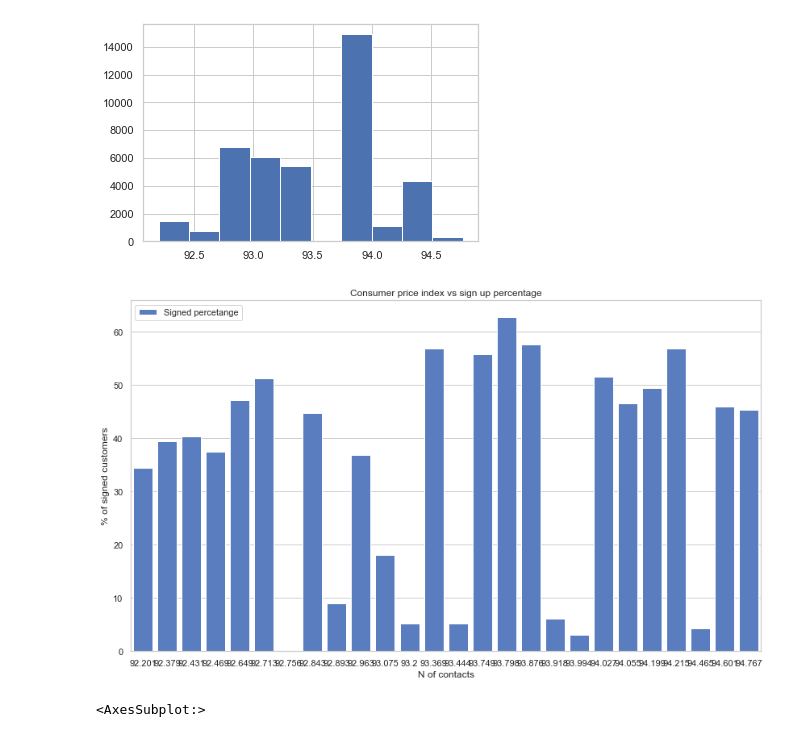
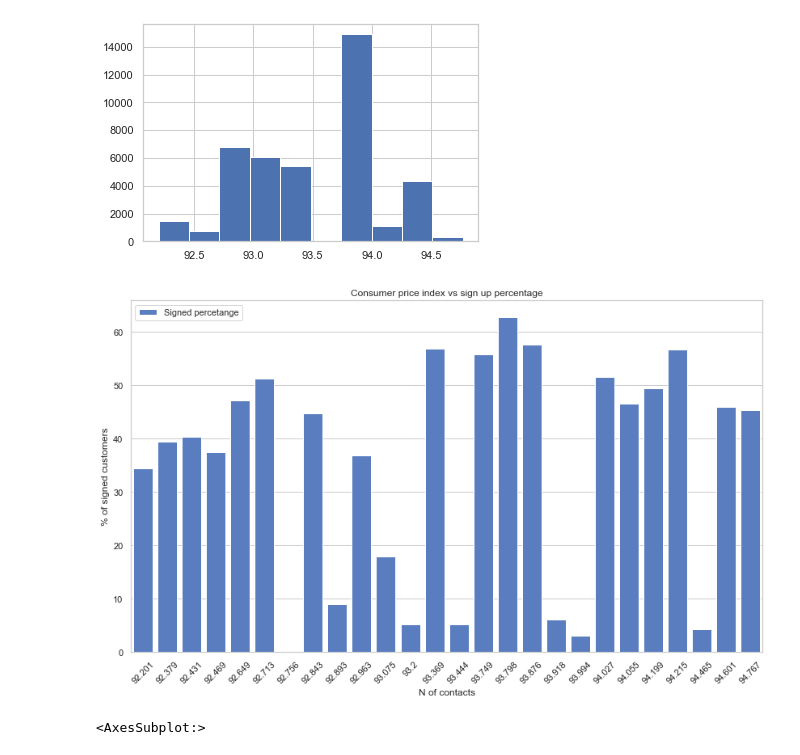
Before and after one commit to 314ka4y/Customer_churn, a Jupyter notebook: Marketing project. Subscribe predictions.ipynb, the cells around one changed output. Cells and saved outputs as stored; diff of their text form; code cells hidden in the pictures.

```diff
--- a/Marketing project. Subscribe predictions.ipynb
+++ b/Marketing project. Subscribe predictions.ipynb
@@ -513,7 +521,6 @@ np.cumsum(df['campaign'].value_counts())/len(df['campaign'])
 37    1.000000
 Name: campaign, dtype: float64
 # %%
-sns.set_theme(style="whitegrid")
 
 fig, ax = plt.subplots(figsize=(14, 8))
 x_labels = list(df["campaign"].value_counts().index)
@@ -526,6 +533,6 @@ ax.legend(ncol=2, loc="upper left", frameon=True)
 ax.set_xlabel("N of contacts")
 ax.set_ylabel("% of signed customers")
 ax.set_title("Number of contacts vs sign up percentage")
-plt.savefig("./img/EDA2.png")
+plt.savefig("./img/campaign.png")
 # %% [output]
 [figure]
@@ -695,18 +729,19 @@ df["cons.price.idx"].hist(bins = 10)
 # %%
 fig, ax = plt.subplots(figsize=(14, 8))
 x_labels = list(df["poutcome"].value_counts().index)
 
 sns.set_color_codes("muted")
 sns.barplot(data = df, x = df.groupby("cons.price.idx")["y"].sum().index,
             y =  df.groupby("cons.price.idx")["y"].sum()/df.groupby("cons.price.idx")["y"].count()*100,
             color = "b", label = "Signed percetange")
 ax.legend(ncol=2, loc="upper left", frameon=True)
 ax.set_xlabel("N of contacts")
 ax.set_ylabel("% of signed customers")
 ax.set_title("Consumer price index vs sign up percentage")
+ax.set_xticklabels(df.groupby("cons.price.idx")["y"].sum().index, rotation = 45)
 plt.savefig("./img/EDA2.png")
 # %% [output]
-[figure, old version]
+[figure, new version]
 # %%
 # cons.conf.idx
 # %%
```
Also changed, not shown: parts of 63 cells of this notebook, 14 other files.
